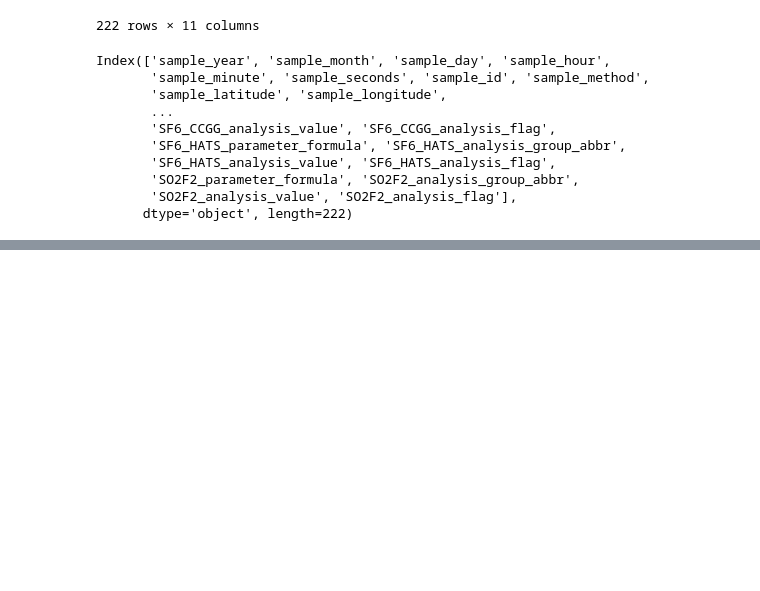
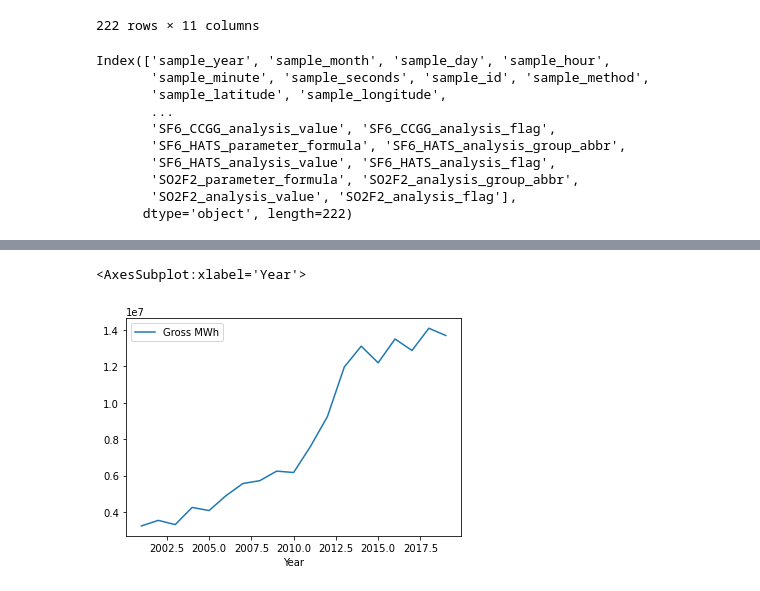
Before and after one commit to TeamNullPointers/Hack4Space, a Jupyter notebook: DataStats.ipynb, the cells around one changed output, grey strips where cells are left out. Saved outputs shown, nothing was run; the diff lists cells and outputs as text; code cells hidden in the pictures; blank space fills up the shorter version.

```diff
--- a/DataStats.ipynb
+++ b/DataStats.ipynb
@@ -42,0 +117,5 @@ Index(['sample_year', 'sample_month', 'sample_day', 'sample_hour',
+# %%
+total_wind.plot(x='Year', y=['Gross MWh'])
+# %% [output]
+<AxesSubplot:xlabel='Year'>
+[figure, added]
```
Also changed, not shown: parts of 18 cells of this notebook, 9 other files.
